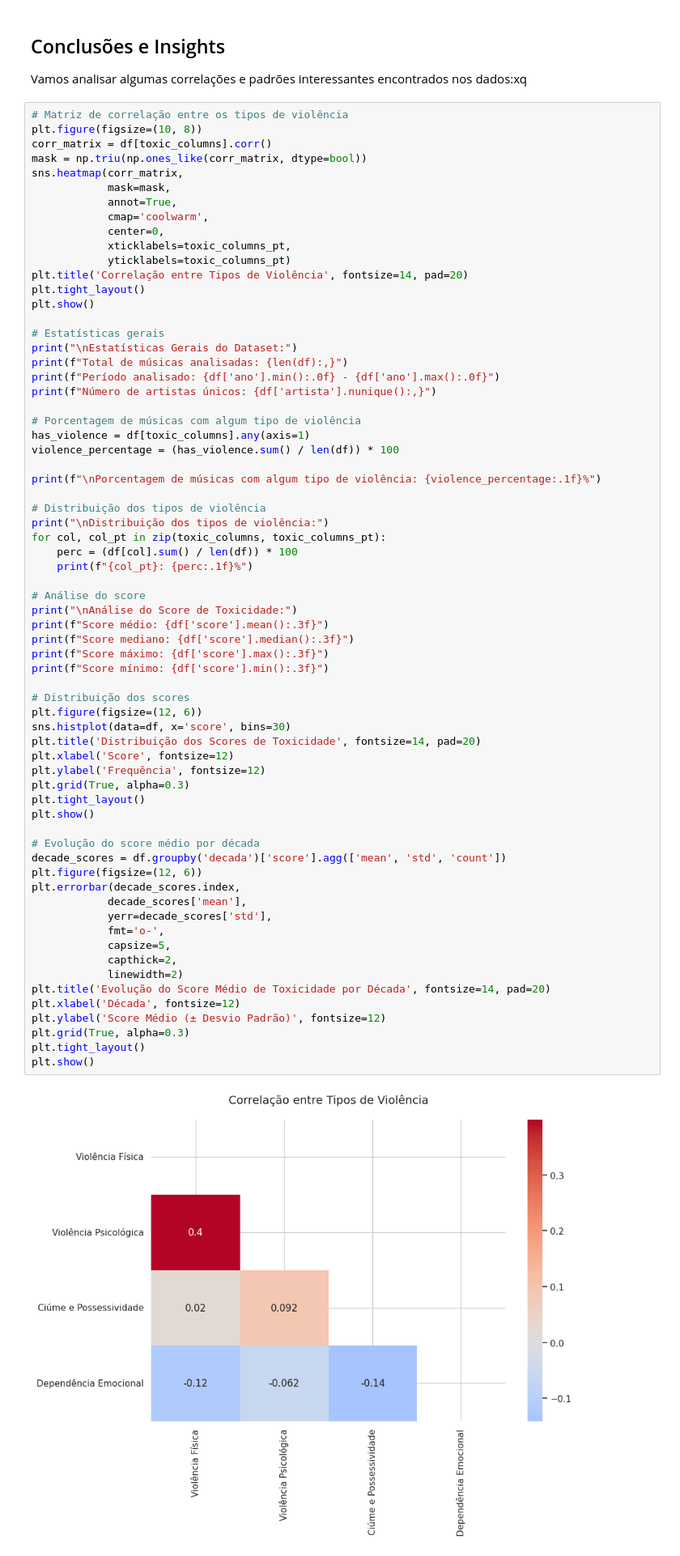
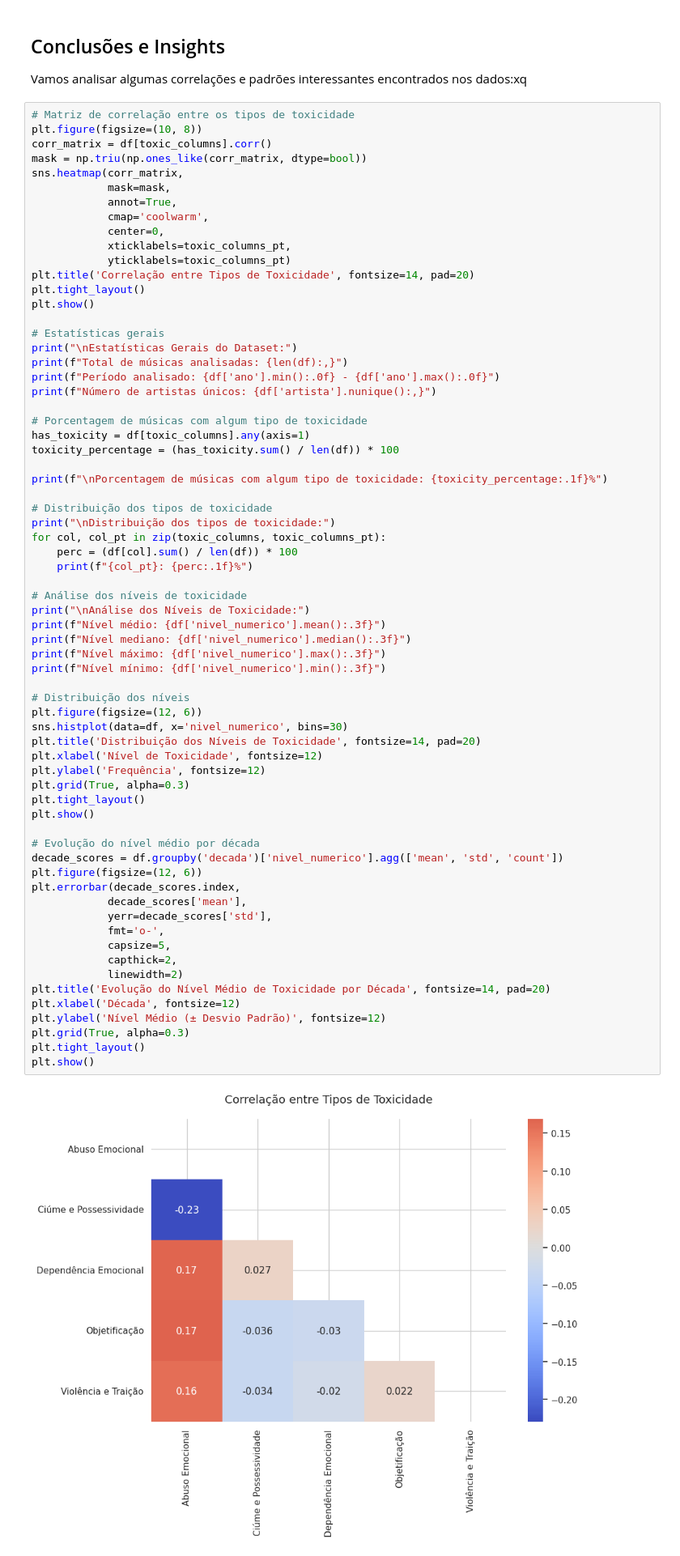
Before and after one commit to hijao08/AprendizadoDeMaquinaMusicas, a Jupyter notebook: src/analise_resultados.ipynb, the cells around one changed output. Shown at 81% size. Drawn from its saved outputs; the diff is of its cells as text.

```diff
--- a/src/analise_resultados.ipynb
+++ b/src/analise_resultados.ipynb
@@ -186,7 +243,7 @@ Top 10 Músicas Mais Tóxicas:
 
 Vamos analisar algumas correlações e padrões interessantes encontrados nos dados:xq
 # %%
-# Matriz de correlação entre os tipos de violência
+# Matriz de correlação entre os tipos de toxicidade
 plt.figure(figsize=(10, 8))
 corr_matrix = df[toxic_columns].corr()
 mask = np.triu(np.ones_like(corr_matrix, dtype=bool))
@@ -197,7 +254,7 @@ sns.heatmap(corr_matrix,
             center=0,
             xticklabels=toxic_columns_pt,
             yticklabels=toxic_columns_pt)
-plt.title('Correlação entre Tipos de Violência', fontsize=14, pad=20)
+plt.title('Correlação entre Tipos de Toxicidade', fontsize=14, pad=20)
 plt.tight_layout()
 plt.show()
 
@@ -206,52 +263,52 @@ print("\nEstatísticas Gerais do Dataset:")
 print(f"Total de músicas analisadas: {len(df):,}")
 print(f"Período analisado: {df['ano'].min():.0f} - {df['ano'].max():.0f}")
 print(f"Número de artistas únicos: {df['artista'].nunique():,}")
 
-# Porcentagem de músicas com algum tipo de violência
-has_violence = df[toxic_columns].any(axis=1)
-violence_percentage = (has_violence.sum() / len(df)) * 100
+# Porcentagem de músicas com algum tipo de toxicidade
+has_toxicity = df[toxic_columns].any(axis=1)
+toxicity_percentage = (has_toxicity.sum() / len(df)) * 100
 
-print(f"\nPorcentagem de músicas com algum tipo de violência: {violence_percentage:.1f}%")
+print(f"\nPorcentagem de músicas com algum tipo de toxicidade: {toxicity_percentage:.1f}%")
 
-# Distribuição dos tipos de violência
-print("\nDistribuição dos tipos de violência:")
+# Distribuição dos tipos de toxicidade
+print("\nDistribuição dos tipos de toxicidade:")
 for col, col_pt in zip(toxic_columns, toxic_columns_pt):
     perc = (df[col].sum() / len(df)) * 100
     print(f"{col_pt}: {perc:.1f}%")
 
-# Análise do score
-print("\nAnálise do Score de Toxicidade:")
-print(f"Score médio: {df['score'].mean():.3f}")
-print(f"Score mediano: {df['score'].median():.3f}")
-print(f"Score máximo: {df['score'].max():.3f}")
-print(f"Score mínimo: {df['score'].min():.3f}")
+# Análise dos níveis de toxicidade
+print("\nAnálise dos Níveis de Toxicidade:")
+print(f"Nível médio: {df['nivel_numerico'].mean():.3f}")
+print(f"Nível mediano: {df['nivel_numerico'].median():.3f}")
+print(f"Nível máximo: {df['nivel_numerico'].max():.3f}")
+print(f"Nível mínimo: {df['nivel_numerico'].min():.3f}")
 
-# Distribuição dos scores
+# Distribuição dos níveis
 plt.figure(figsize=(12, 6))
-sns.histplot(data=df, x='score', bins=30)
-plt.title('Distribuição dos Scores de Toxicidade', fontsize=14, pad=20)
-plt.xlabel('Score', fontsize=12)
+sns.histplot(data=df, x='nivel_numerico', bins=30)
+plt.title('Distribuição dos Níveis de Toxicidade', fontsize=14, pad=20)
+plt.xlabel('Nível de Toxicidade', fontsize=12)
 plt.ylabel('Frequência', fontsize=12)
 plt.grid(True, alpha=0.3)
 plt.tight_layout()
 plt.show()
 
-# Evolução do score médio por década
-decade_scores = df.groupby('decada')['score'].agg(['mean', 'std', 'count'])
+# Evolução do nível médio por década
+decade_scores = df.groupby('decada')['nivel_numerico'].agg(['mean', 'std', 'count'])
 plt.figure(figsize=(12, 6))
 plt.errorbar(decade_scores.index,
             decade_scores['mean'],
             yerr=decade_scores['std'],
             fmt='o-',
             capsize=5,
             capthick=2,
             linewidth=2)
-plt.title('Evolução do Score Médio de Toxicidade por Década', fontsize=14, pad=20)
+plt.title('Evolução do Nível Médio de Toxicidade por Década', fontsize=14, pad=20)
 plt.xlabel('Década', fontsize=12)
-plt.ylabel('Score Médio (± Desvio Padrão)', fontsize=12)
+plt.ylabel('Nível Médio (± Desvio Padrão)', fontsize=12)
 plt.grid(True, alpha=0.3)
 plt.tight_layout()
 plt.show()
 # %% [output]
-[figure, old version]
+[figure, new version]
 Estatísticas Gerais do Dataset:
```
Also changed, not shown: parts of 6 cells of this notebook, 2 other files.
